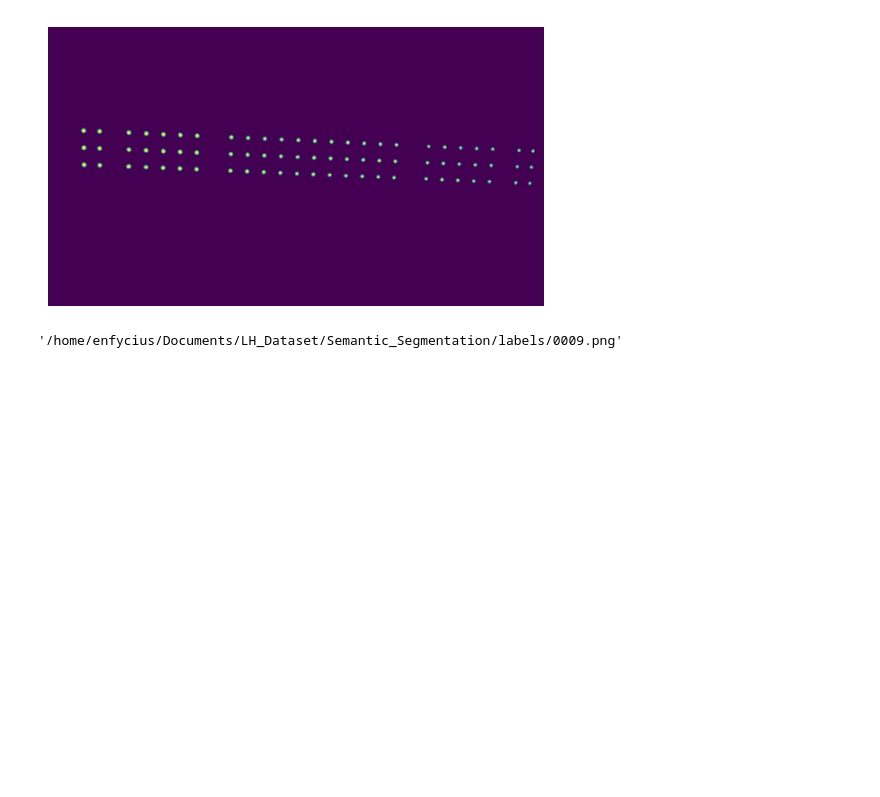
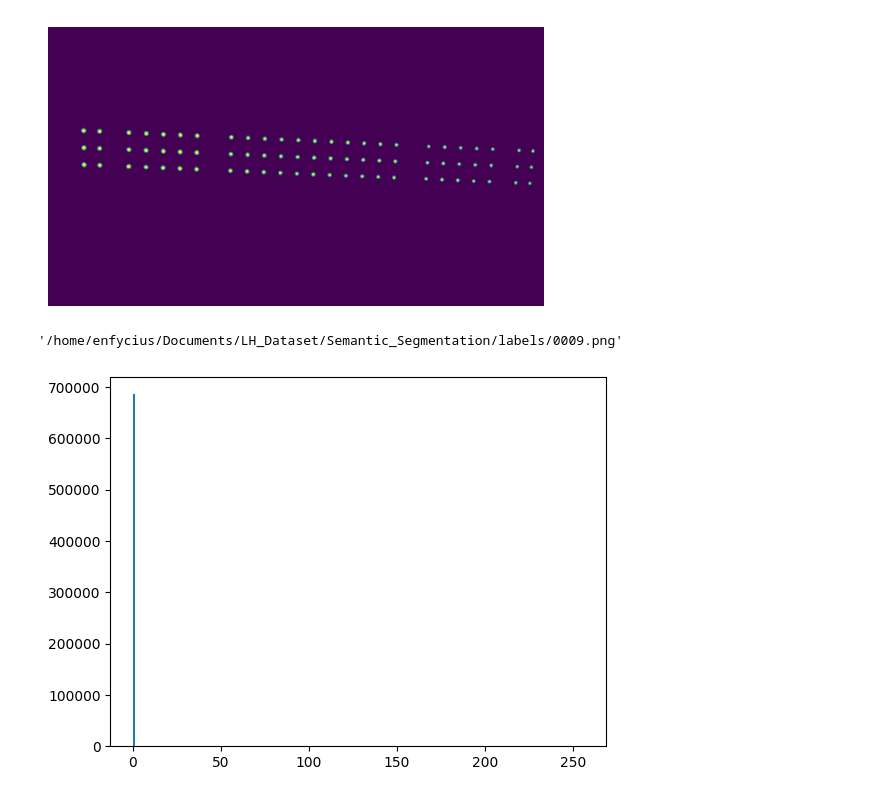
Before and after one commit to ConstructionIT/LH2023, a Jupyter notebook: analysis.ipynb, the cells around one changed output. Cells and saved outputs as stored; diff of their text form; code cells hidden in the pictures; blank space fills up the shorter version.

```diff
--- a/analysis.ipynb
+++ b/analysis.ipynb
@@ -221,0 +227,19 @@ path
+# %%
+[files, files_path] = get_files(SAVE_PATH)
+
+imgs = []
+paths = []
+
+for file, file_path in zip(files, files_path):
+        ori = cv2.pyrDown(cv2.imread(file_path, cv2.IMREAD_UNCHANGED))
+
+        imgs.append(ori)
+        paths.append(file_path)
+# %%
+img = imgs[10]
+path = paths[10]
+# %%
+plt.hist(img.ravel(), 256, [0, 256])
+plt.show()
+# %% [output]
+[figure, added]
```
Also changed, not shown: parts of 2 cells of this notebook, 3 other files.
